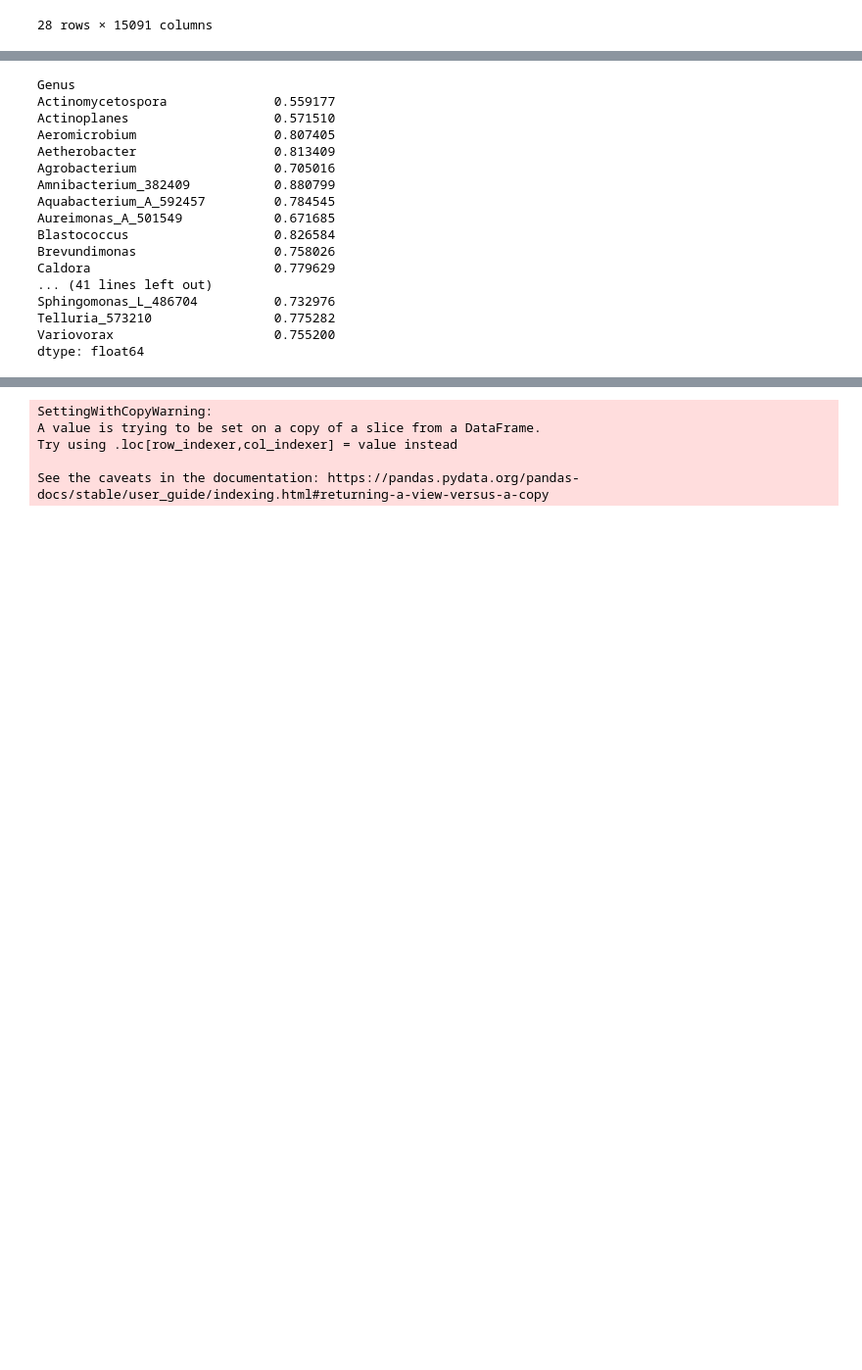
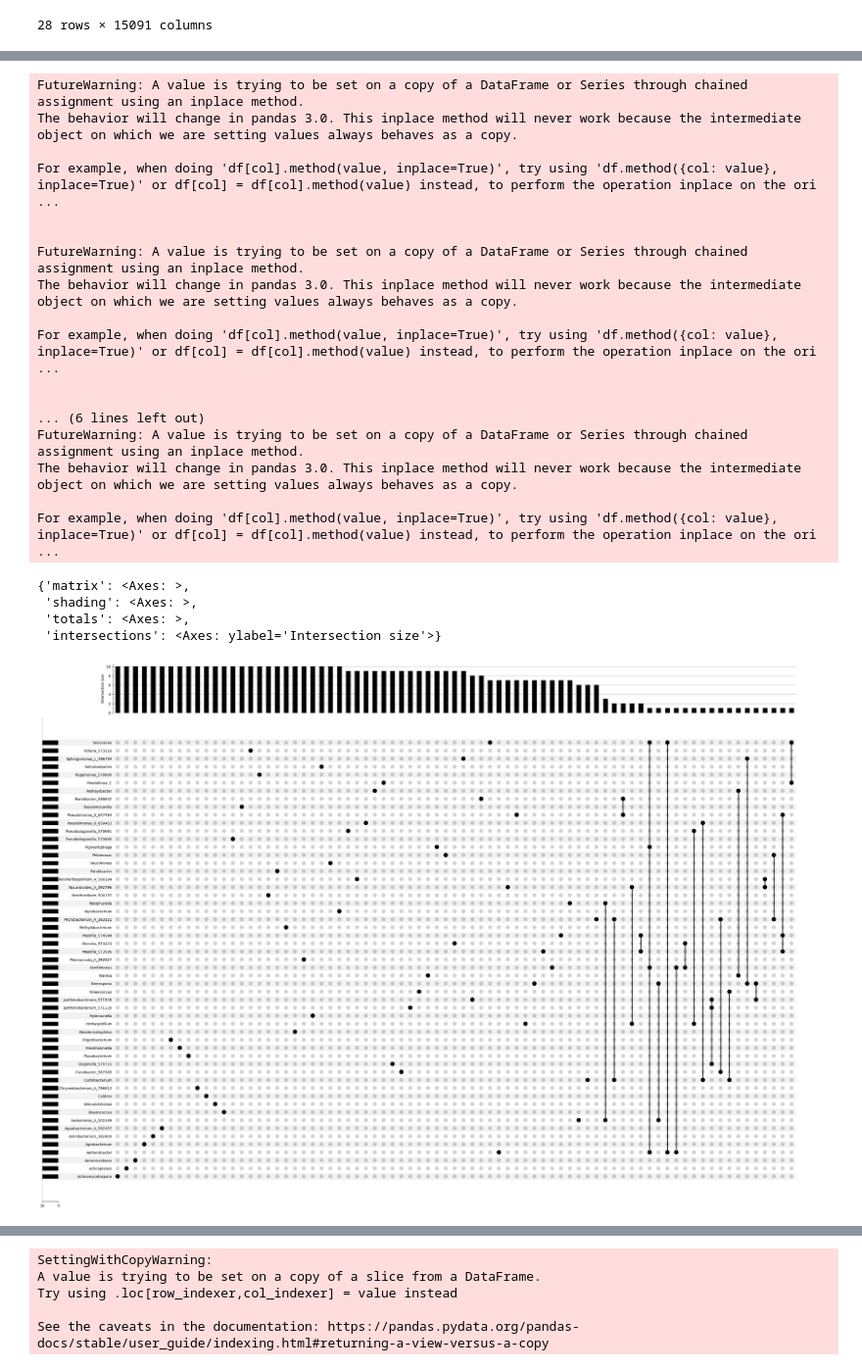
Before and after one commit to mikepassal/Outdoor_microbiome, a Jupyter notebook: Local_analysis/Analyze_transcriptome_with_temp_rain_microbiome/time_abundance_rain_correlation.ipynb, the cells around one changed output, grey strips where cells are left out. Shown at 98% size. Saved outputs shown, nothing was run; the diff lists cells and outputs as text; code cells hidden in the pictures; blank space fills up the shorter version.

```diff
--- a/Local_analysis/Analyze_transcriptome_with_temp_rain_microbiome/time_abundance_rain_correlation.ipynb
+++ b/Local_analysis/Analyze_transcriptome_with_temp_rain_microbiome/time_abundance_rain_correlation.ipynb
@@ -324,0 +402,2 @@ full_correlation_matrix = groupby_timepoint.apply(lambda s: timepoint_abundance_
+# %%
+top_200_spearman = np.array([full_spearman_correlation_matrix.T[c].nlargest(200).index.values for c in full_spearman_correlation_matrix.T])
@@ -324,0 +420,5 @@ full_correlation_matrix = groupby_timepoint.apply(lambda s: timepoint_abundance_
+# %%
+keys = full_correlation_matrix.index
+# %%
+dictionary_for_upset_plot = dict(zip(keys,top_200_spearman))
+dictionary_for_upset_plot
@@ -324,0 +443,3 @@ full_correlation_matrix = groupby_timepoint.apply(lambda s: timepoint_abundance_
+# %%
+formatted_bacteria_data = upsetplot.from_contents(dictionary_for_upset_plot)
+formatted_bacteria_data
@@ -325,21 +462,26 @@ full_correlation_matrix = groupby_timepoint.apply(lambda s: timepoint_abundance_
 # %%
-full_correlation_matrix.max( axis =1 )
+upsetplot.UpSet(formatted_bacteria_data, subset_size='count',min_subset_size=1, min_degree=1, sort_by="cardinality" ).plot()
 # %% [output]
-Genus
-Actinomycetospora              0.559177
-Actinoplanes                   0.571510
-Aeromicrobium                  0.807405
-Aetherobacter                  0.813409
-Agrobacterium                  0.705016
-Amnibacterium_382409           0.880799
-Aquabacterium_A_592457         0.784545
-Aureimonas_A_501549            0.671685
-Blastococcus                   0.826584
-Brevundimonas                  0.758026
-Caldora                        0.779629
-... (41 lines left out)
-Sphingomonas_L_486704          0.732976
-Telluria_573210                0.775282
-Variovorax                     0.755200
-dtype: float64
+FutureWarning: A value is trying to be set on a copy of a DataFrame or Series through chained assignment using an inplace method.
+The behavior will change in pandas 3.0. This inplace method will never work because the intermediate object on which we are setting values always behaves as a copy.
+
+For example, when doing 'df[col].method(value, inplace=True)', try using 'df.method({col: value}, inplace=True)' or df[col] = df[col].method(value) instead, to perform the operation inplace on the ori ...
+
+
+FutureWarning: A value is trying to be set on a copy of a DataFrame or Series through chained assignment using an inplace method.
+The behavior will change in pandas 3.0. This inplace method will never work because the intermediate object on which we are setting values always behaves as a copy.
+
+For example, when doing 'df[col].method(value, inplace=True)', try using 'df.method({col: value}, inplace=True)' or df[col] = df[col].method(value) instead, to perform the operation inplace on the ori ...
+
+
+... (6 lines left out)
+FutureWarning: A value is trying to be set on a copy of a DataFrame or Series through chained assignment using an inplace method.
+The behavior will change in pandas 3.0. This inplace method will never work because the intermediate object on which we are setting values always behaves as a copy.
+
+For example, when doing 'df[col].method(value, inplace=True)', try using 'df.method({col: value}, inplace=True)' or df[col] = df[col].method(value) instead, to perform the operation inplace on the ori ...
+{'matrix': <Axes: >,
+ 'shading': <Axes: >,
+ 'totals': <Axes: >,
+ 'intersections': <Axes: ylabel='Intersection size'>}
+[figure, added]
 # %%
```
Also changed, not shown: parts of 31 cells of this notebook, 4 other files.
